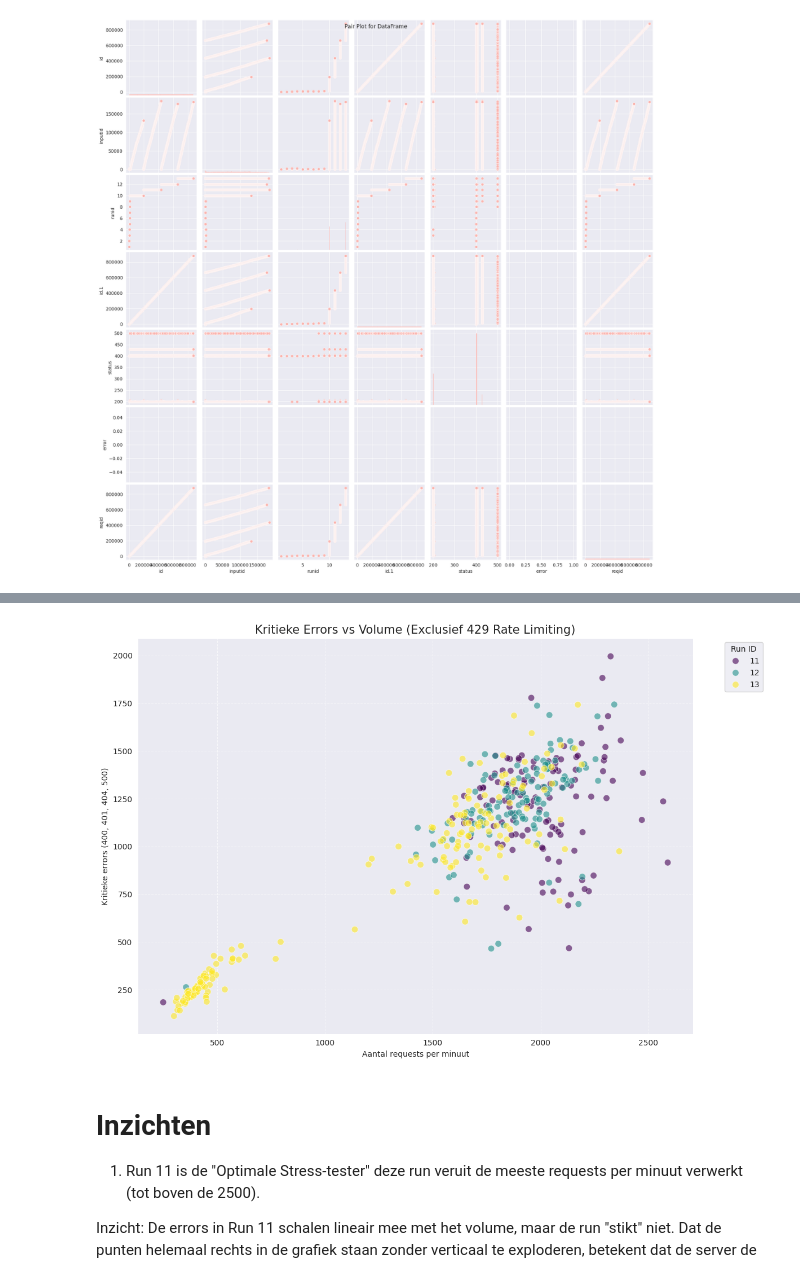
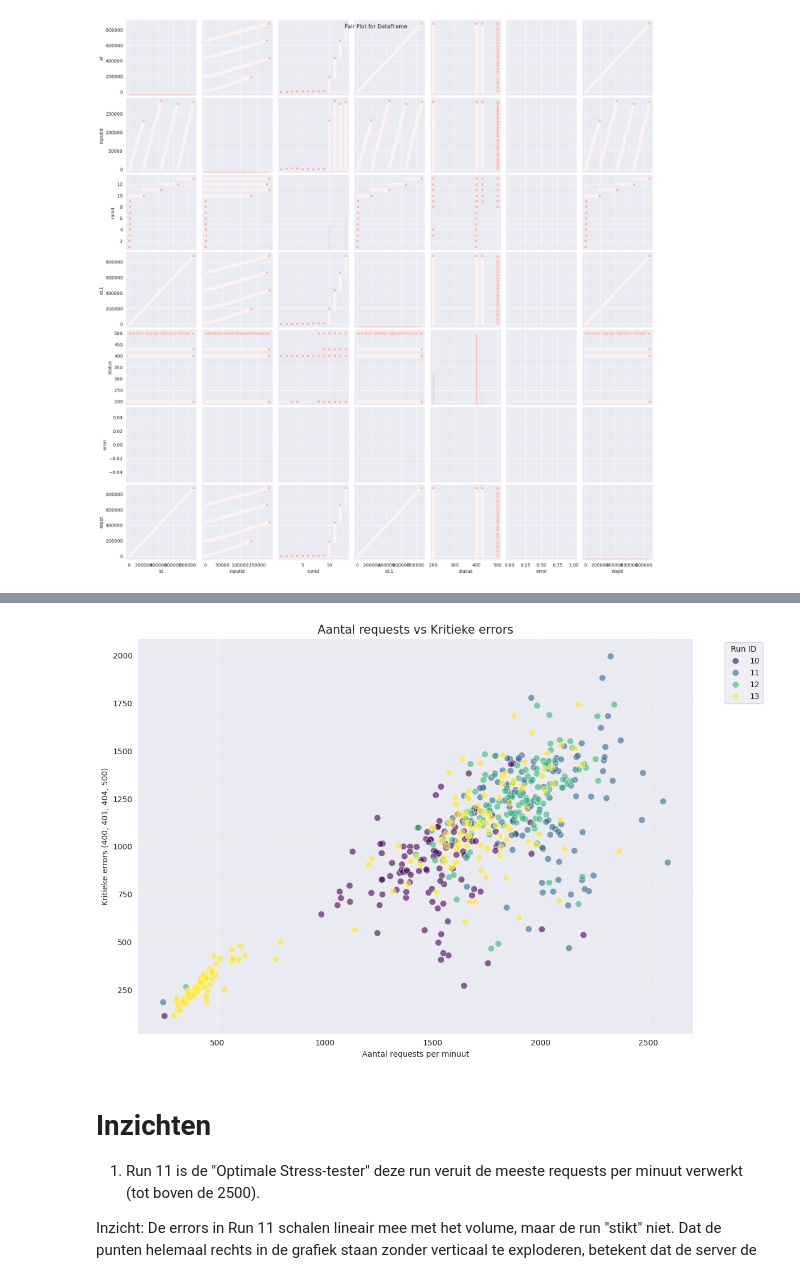
Before and after one commit to WapixelXD/Stage-opdracht-2de-jaar, a Jupyter notebook: fuzzing-project/scripts/EDA.ipynb, the cells around one changed output, grey strips where cells are left out. Cells and saved outputs as stored; diff of their text form; code cells hidden in the pictures.

```diff
--- a/fuzzing-project/scripts/EDA.ipynb
+++ b/fuzzing-project/scripts/EDA.ipynb
@@ -240,41 +277,41 @@ if len(runids) > 0:
 # %%
 
 filtered_error_codes = [400, 401, 404, 500]
 
-# 2. Bereken de data opnieuw
+
 scatter_data = summary.copy()
 scatter_data['total_requests'] = scatter_data.sum(axis=1)
 
-# We pakken alleen de kolommen die in onze nieuwe lijst staan
+
 available_errors = [col for col in filtered_error_codes if col in scatter_data.columns]
 scatter_data['critical_errors'] = scatter_data[available_errors].sum(axis=1)
 
-# Reset index en filter op Run ID > 10
+
 scatter_plot_df = scatter_data.reset_index()
-scatter_plot_df = scatter_plot_df[scatter_plot_df['runid'] > 10]
+scatter_plot_df = scatter_plot_df[scatter_plot_df['runid'] > 9]
 
-# 3. Plotten
+
 plt.figure(figsize=(12, 8))
 sns.scatterplot(
     data=scatter_plot_df,
     x='total_requests',
     y='critical_errors',
     hue='runid',
-    palette='viridis', # Andere kleurset voor de variatie
+    palette='viridis',
     alpha=0.6,
     s=70
 )
 
-plt.title('Kritieke Errors vs Volume (Exclusief 429 Rate Limiting)', fontsize=15)
+plt.title('Aantal requests vs Kritieke errors', fontsize=15)
 plt.xlabel('Aantal requests per minuut')
 plt.ylabel('Kritieke errors (400, 401, 404, 500)')
 plt.legend(title="Run ID", bbox_to_anchor=(1.05, 1), loc='upper left')
 plt.grid(True, linestyle='--', alpha=0.6)
 
 plt.tight_layout()
 plt.show()
 # %% [output]
-[figure, old version]
+[figure, new version]
 # %% [markdown]
 # Inzichten
 
```
Also changed, not shown: parts of 14 cells of this notebook.
